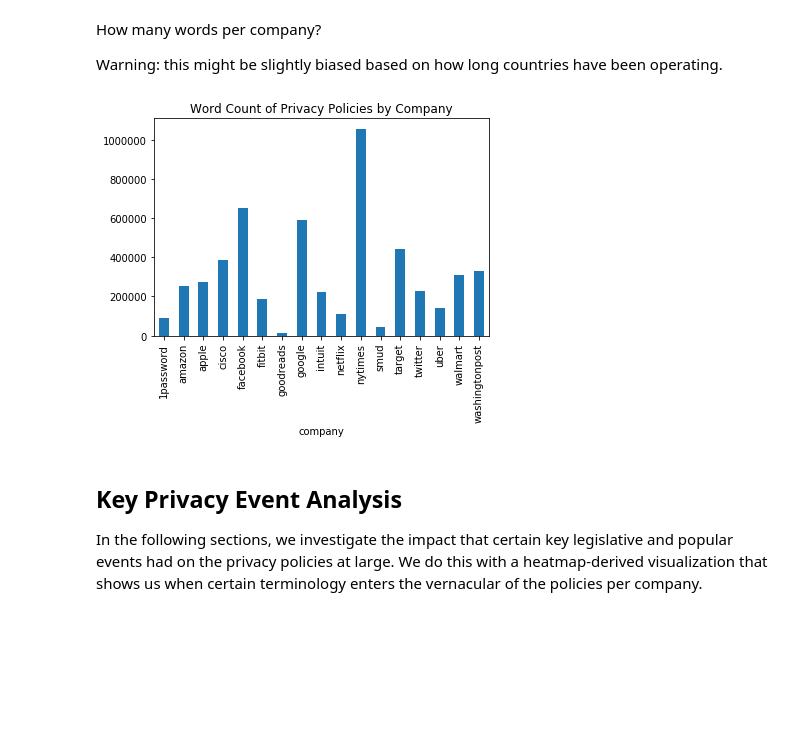
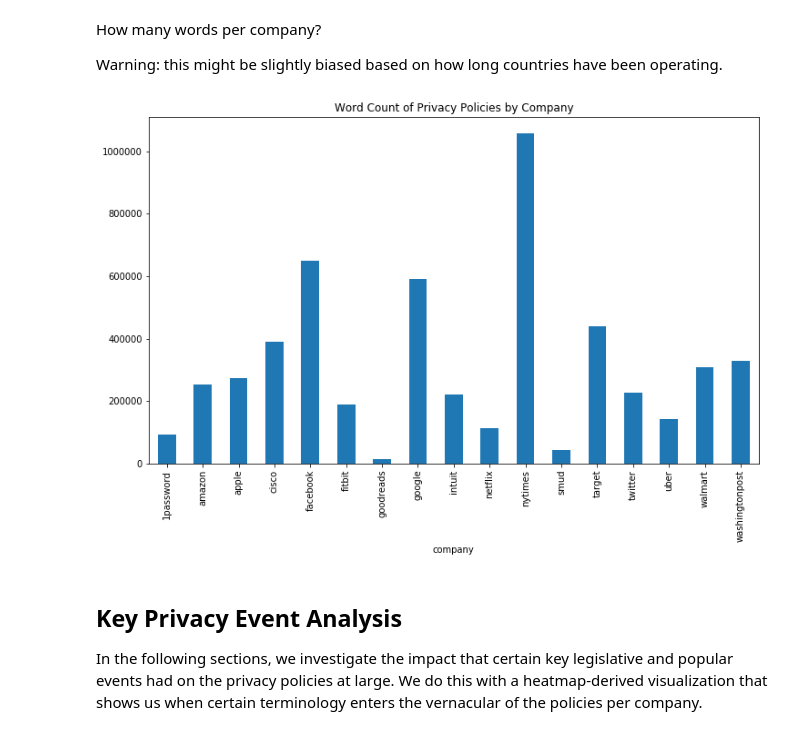
Before and after one commit to workmanjack/privacy-policies-through-time, a Jupyter notebook: notebooks/privacy-policies-through-time.ipynb, the cells around one changed output. Saved outputs shown, nothing was run; the diff lists cells and outputs as text; code cells hidden in the pictures; blank space fills up the shorter version.

```diff
--- a/notebooks/privacy-policies-through-time.ipynb
+++ b/notebooks/privacy-policies-through-time.ipynb
@@ -170,10 +175,10 @@ Warning: this might be slightly biased based on how long countries have been ope
 # %%
 df_tmp = df.copy()
 df_tmp['policy_len'] = df_tmp.policy_text.str.len()
 grouped = df_tmp.groupby('company').policy_len.sum()
-_ = grouped.plot.bar(title='Word Count of Privacy Policies by Company')
+_ = grouped.plot.bar(title='Word Count of Privacy Policies by Company', figsize=(12, 7))
 # %% [output]
-[figure, old version]
+[figure, new version]
 # %% [markdown]
 ## Key Privacy Event Analysis
 
```
Also changed, not shown: parts of 7 cells of this notebook, 29 other files.
